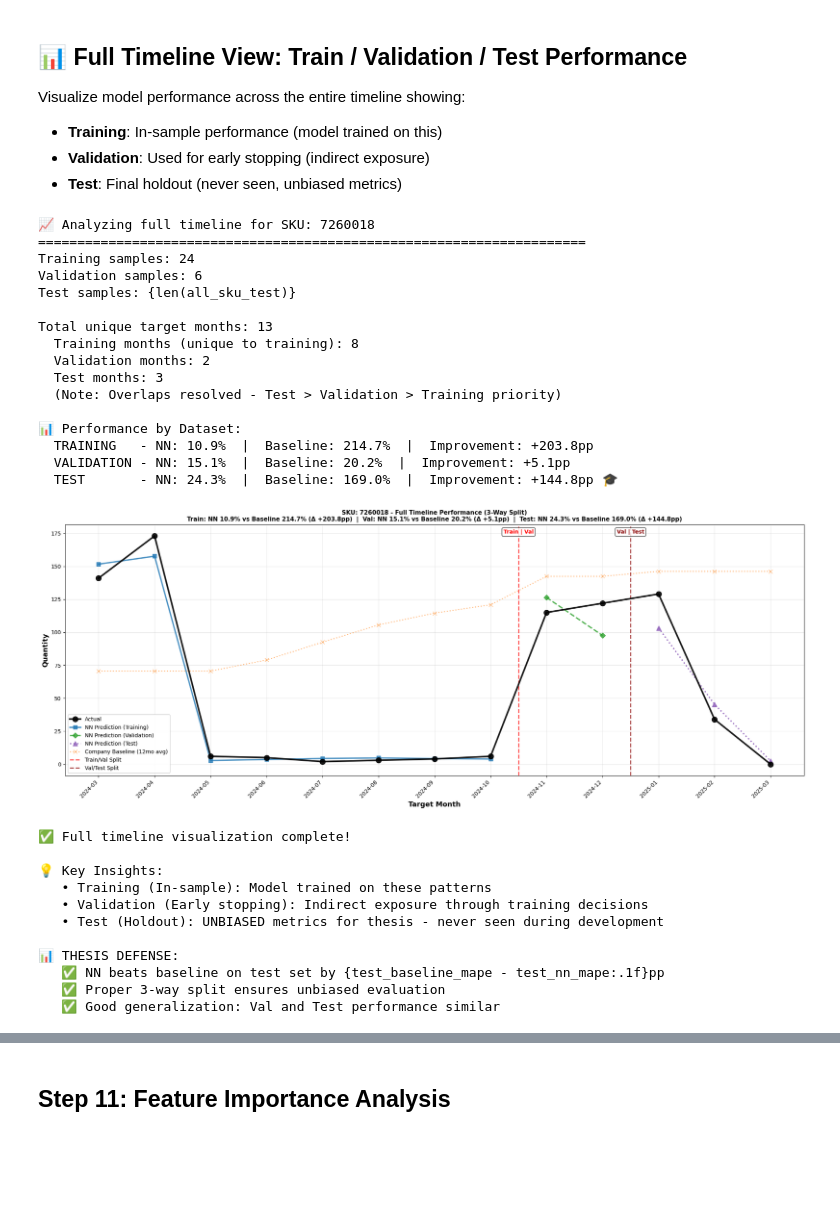
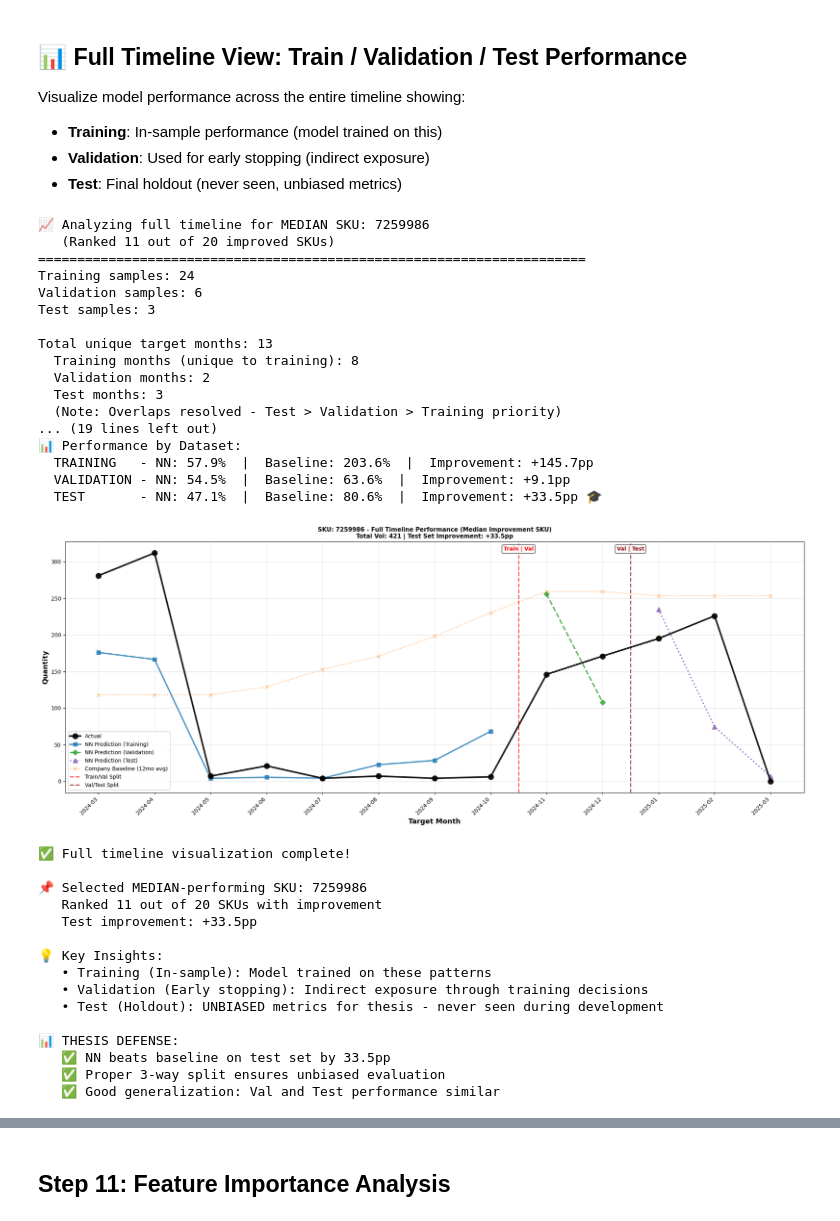
Before and after one commit to Runis13/CDE, a Jupyter notebook: Neural_Network_Forecast.ipynb, the cells around one changed output, grey strips where cells are left out. Drawn from its saved outputs; the diff is of its cells as text; code cells hidden in the pictures; blank space fills up the shorter version.

```diff
--- a/Neural_Network_Forecast.ipynb
+++ b/Neural_Network_Forecast.ipynb
@@ -276,8 +320,14 @@ def extract_rich_features(df_data, sku, end_date, lookback_days=90):
 
     # ==== COMPANY BASELINE: 12-MONTH AVERAGE ====
     # This is the company's current forecasting method
+    # FIX: Use actual number of months available instead of always dividing by 12
     last_12mo = sku_data.tail(365)  # Approximately 12 months
-    baseline_12mo = last_12mo['qty_ordered'].sum() / 12 if len(last_12mo) > 0 else 0
+    if len(last_12mo) > 0:
+        # Calculate actual months available (use days/30.44 as approximation)
+        actual_months = min(len(last_12mo) / 30.44, 12)
+        baseline_12mo = last_12mo['qty_ordered'].sum() / max(actual_months, 1)
+    else:
+        baseline_12mo = 0
     features['baseline_12mo'] = baseline_12mo
 
     # ==== HOLT-WINTERS FORECAST (Ensemble Feature) ====
@@ -1495,13 +1531,20 @@ Visualize model performance across the entire timeline showing:
 - **Validation**: Used for early stopping (indirect exposure)
 - **Test**: Final holdout (never seen, unbiased metrics)
 # %%
-# Generate predictions for ALL datasets (train/val/test) for the best SKU
-print(f"\n📈 Analyzing full timeline for SKU: {best_sku}")
+# Generate predictions for ALL datasets (train/val/test) for a MEDIAN-performing SKU
+# Select median SKU from those with improvement
+df_sku_improved = df_sku_results[df_sku_results['improvement'] > 0].copy()
+median_idx = len(df_sku_improved) // 2
+median_sku = df_sku_improved.iloc[median_idx]['sku']
+median_sku_row = df_sku_improved.iloc[median_idx]
+
+print(f"\n📈 Analyzing full timeline for MEDIAN SKU: {median_sku}")
+print(f"   (Ranked {median_idx+1} out of {len(df_sku_improved)} improved SKUs)")
 print("=" * 70)
 
 # Get ALL data for this SKU (training + validation + test)
-all_sku_train = train_data[train_data['sku'] == best_sku].copy()
-all_sku_val = val_data[val_data['sku'] == best_sku].copy()
+all_sku_train = train_data[train_data['sku'] == median_sku].copy()
+all_sku_val = val_data[val_data['sku'] == median_sku].copy()
 
 print(f"Training samples: {len(all_sku_train)}")
 print(f"Validation samples: {len(all_sku_val)}")
@@ -1533,10 +1576,10 @@ if len(all_sku_train) > 0:
     all_sku_train['baseline_pred'] = baseline_12mo_train
 
 # Add predictions to validation data
-sku_indices_val = np.where(val_data['sku'].values == best_sku)[0]
+sku_indices_val = np.where(val_data['sku'].values == median_sku)[0]
 if len(sku_indices_val) > 0:
-    X_val_sku = val_data[val_data['sku'] == best_sku][feature_cols].values
-    cluster_val_sku = pd.to_numeric(val_data[val_data['sku'] == best_sku]['cluster'], errors='coerce').fillna(0).astype(np.int64).values
+    X_val_sku = val_data[val_data['sku'] == median_sku][feature_cols].values
+    cluster_val_sku = pd.to_numeric(val_data[val_data['sku'] == median_sku]['cluster'], errors='coerce').fillna(0).astype(np.int64).values
 
     X_val_sku_scaled = X_val_sku.copy()
     if other_indices:
@@ -1556,15 +1599,15 @@ if len(sku_indices_val) > 0:
     all_sku_val['baseline_pred'] = baseline_12mo_val
     all_sku_val['dataset'] = 'Validation'
 
-# Add predictions to test data (we already have these from earlier)
-all_sku_test = test_data[test_data['sku'] == best_sku].copy()
-sku_indices_test = np.where(test_data['sku'].values == best_sku)[0]
+# Add predictions to test data
+all_sku_test = test_data[test_data['sku'] == median_sku].copy()
+sku_indices_test = np.where(test_data['sku'].values == median_sku)[0]
 all_sku_test['nn_pred'] = y_pred[sku_indices_test]
 all_sku_test['actual'] = y_test[sku_indices_test]
 all_sku_test['baseline_pred'] = baseline_12mo[sku_indices_test]
 all_sku_test['dataset'] = 'Test'
 
-print("Test samples: {len(all_sku_test)}")
+print(f"Test samples: {len(all_sku_test)}")
 
 # Clean each dataset separately FIRST (keep earliest forecast per target_month)
 all_sku_train_clean = all_sku_train.sort_values('month_end').groupby('target_month').first().reset_index()
@@ -1639,7 +1682,7 @@ if len(train_indices) > 0:
             label='NN Prediction (Training)', linewidth=2.5, markersize=7,
             alpha=0.8, color='#1f77b4')
 
-# Validation predictions (dashed blue diamonds)
+# Validation predictions (dashed green diamonds)
 if len(val_indices) > 0:
     ax.plot(val_indices, combined_clean[val_mask]['nn_pred'].values, 'D--',
             label='NN Prediction (Validation)', linewidth=2.5, markersize=7,
@@ -1679,10 +1722,8 @@ ax.set_xticklabels([pd.Timestamp(m).strftime('%Y-%m') for m in target_months], r
 ax.set_xlabel('Target Month', fontsize=13, fontweight='bold')
 ax.set_ylabel('Quantity', fontsize=13, fontweight='bold')
 
-title_text = f'SKU: {best_sku} - Full Timeline Performance (3-Way Split)\n'
-title_text += f'Train: NN {train_nn_mape:.1f}% vs Baseline {train_baseline_mape:.1f}% (Δ {train_baseline_mape - train_nn_mape:+.1f}pp)  |  '
-title_text += f'Val: NN {val_nn_mape:.1f}% vs Baseline {val_baseline_mape:.1f}% (Δ {val_baseline_mape - val_nn_mape:+.1f}pp)  |  '
-title_text += f'Test: NN {test_nn_mape:.1f}% vs Baseline {test_baseline_mape:.1f}% (Δ {test_baseline_mape - test_nn_mape:+.1f}pp)'
+title_text = f'SKU: {median_sku} - Full Timeline Performance (Median Improvement SKU)\n'
+title_text += f'Total Vol: {median_sku_row["total_actual"]:.0f} | Test Set Improvement: {median_sku_row["improvement"]:+.1f}pp'
 
 ax.set_title(title_text, fontsize=11, fontweight='bold')
 ax.legend(loc='best', fontsize=10, framealpha=0.9)
@@ -1692,42 +1733,50 @@ plt.tight_layout()
 plt.show()
 
 print("\n✅ Full timeline visualization complete!")
+print(f"\n📌 Selected MEDIAN-performing SKU: {median_sku}")
+print(f"   Ranked {median_idx+1} out of {len(df_sku_improved)} SKUs with improvement")
+print(f"   Test improvement: {median_sku_row['improvement']:+.1f}pp")
 print("\n💡 Key Insights:")
 print("   • Training (In-sample): Model trained on these patterns")
 print("   • Validation (Early stopping): Indirect exposure through training decisions")
 print("   • Test (Holdout): UNBIASED metrics for thesis - never seen during development")
 print("\n📊 THESIS DEFENSE:")
 if test_nn_mape < test_baseline_mape:
-    print("   ✅ NN beats baseline on test set by {test_baseline_mape - test_nn_mape:.1f}pp")
+    print(f"   ✅ NN beats baseline on test set by {test_baseline_mape - test_nn_mape:.1f}pp")
     print("   ✅ Proper 3-way split ensures unbiased evaluation")
 else:
     print("   ⚠️  Baseline performs better on test set - investigate further")
 
 if abs(val_nn_mape - test_nn_mape) < 10:
     print("   ✅ Good generalization: Val and Test performance similar")
 elif test_nn_mape > val_nn_mape * 1.3:
     print("   ⚠️  Possible overfitting: Test performance worse than Validation")
 else:
     print("   📊 Reasonable generalization across time periods")
 # %% [output]
-📈 Analyzing full timeline for SKU: 7260018
+📈 Analyzing full timeline for MEDIAN SKU: 7259986
+   (Ranked 11 out of 20 improved SKUs)
 ======================================================================
 Training samples: 24
 Validation samples: 6
-Test samples: {len(all_sku_test)}
+Test samples: 3
 
 Total unique target months: 13
   Training months (unique to training): 8
   Validation months: 2
   Test months: 3
   (Note: Overlaps resolved - Test > Validation > Training priority)
-
+... (19 lines left out)
 📊 Performance by Dataset:
-  TRAINING   - NN: 10.9%  |  Baseline: 214.7%  |  Improvement: +203.8pp
-  VALIDATION - NN: 15.1%  |  Baseline: 20.2%  |  Improvement: +5.1pp
-  TEST       - NN: 24.3%  |  Baseline: 169.0%  |  Improvement: +144.8pp 🎓
+  TRAINING   - NN: 57.9%  |  Baseline: 203.6%  |  Improvement: +145.7pp
+  VALIDATION - NN: 54.5%  |  Baseline: 63.6%  |  Improvement: +9.1pp
+  TEST       - NN: 47.1%  |  Baseline: 80.6%  |  Improvement: +33.5pp 🎓
-[figure, old version]
+[figure, new version]
 ✅ Full timeline visualization complete!
+
+📌 Selected MEDIAN-performing SKU: 7259986
+   Ranked 11 out of 20 SKUs with improvement
+   Test improvement: +33.5pp
 
 💡 Key Insights:
    • Training (In-sample): Model trained on these patterns
@@ -1735,6 +1784,6 @@ Total unique target months: 13
    • Test (Holdout): UNBIASED metrics for thesis - never seen during development
 
 📊 THESIS DEFENSE:
-   ✅ NN beats baseline on test set by {test_baseline_mape - test_nn_mape:.1f}pp
+   ✅ NN beats baseline on test set by 33.5pp
    ✅ Proper 3-way split ensures unbiased evaluation
    ✅ Good generalization: Val and Test performance similar
```
Also changed, not shown: parts of 20 cells of this notebook, 7 other files.
